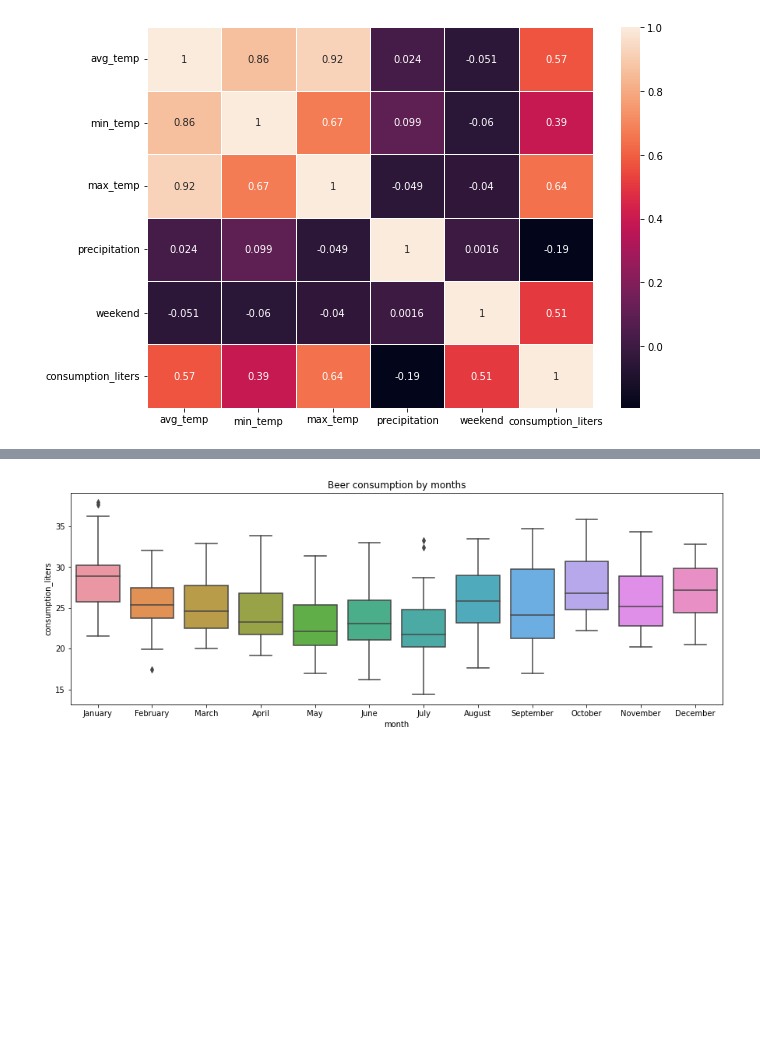
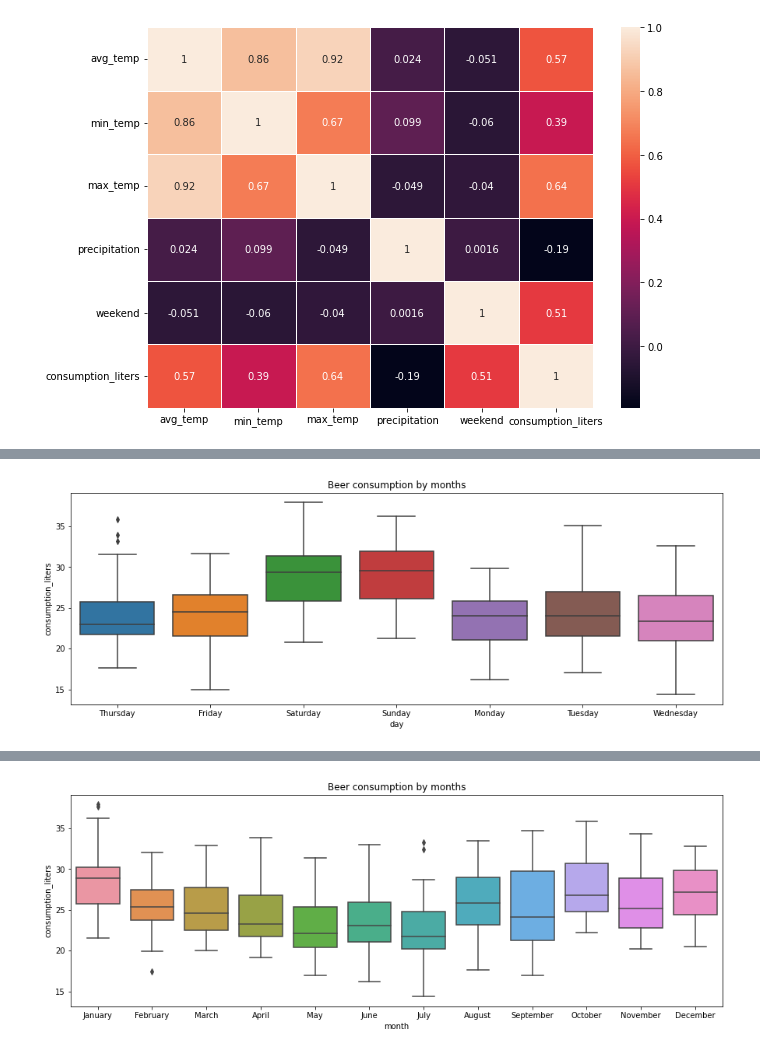
Before and after one commit to josepmdc/ApC-PLAB1, a Jupyter notebook: PLAB1.ipynb, the cells around one changed output, grey strips where cells are left out. Saved outputs shown, nothing was run; the diff lists cells and outputs as text; code cells hidden in the pictures; blank space fills up the shorter version.

```diff
--- a/PLAB1.ipynb
+++ b/PLAB1.ipynb
@@ -104,3 +137,10 @@ dataset.head()
 | 2 | 2015-01-03 | 24.820 | 22.400 | 29.900 | 0.000 | 1.000 | 30.814 | January | Saturday |
 | 3 | 2015-01-04 | 23.980 | 21.500 | 28.600 | 1.200 | 1.000 | 29.799 | January | Sunday |
 | 4 | 2015-01-05 | 23.820 | 21.000 | 28.300 | 0.000 | 0.000 | 28.900 | January | Monday |
+# %%
+plt.figure(figsize=(15, 5))
+plt.title("Beer consumption by months")
+ax = sns.boxplot(data=dataset, x = "day", y = "consumption_liters")
+plt.show()
+# %% [output]
+[figure, added]
```
Also changed, not shown: parts of 14 cells of this notebook, 1 other file.
